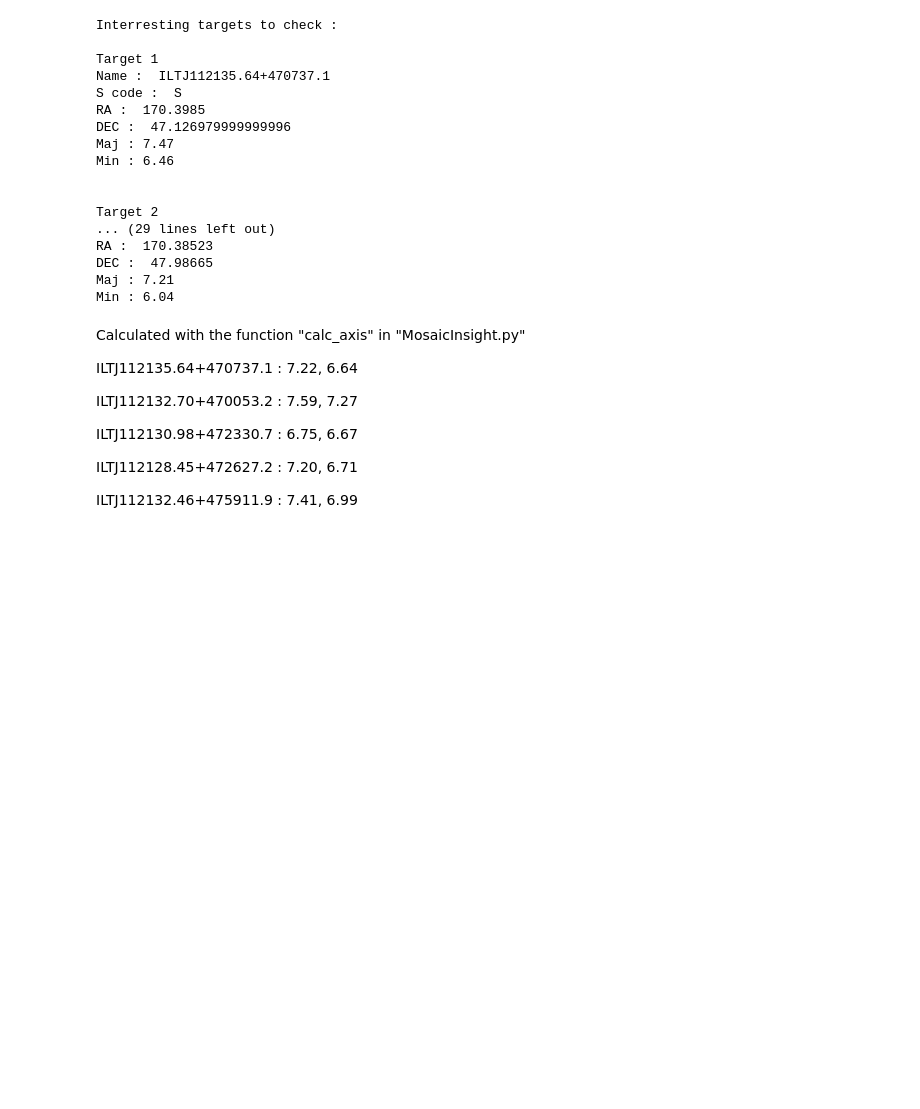
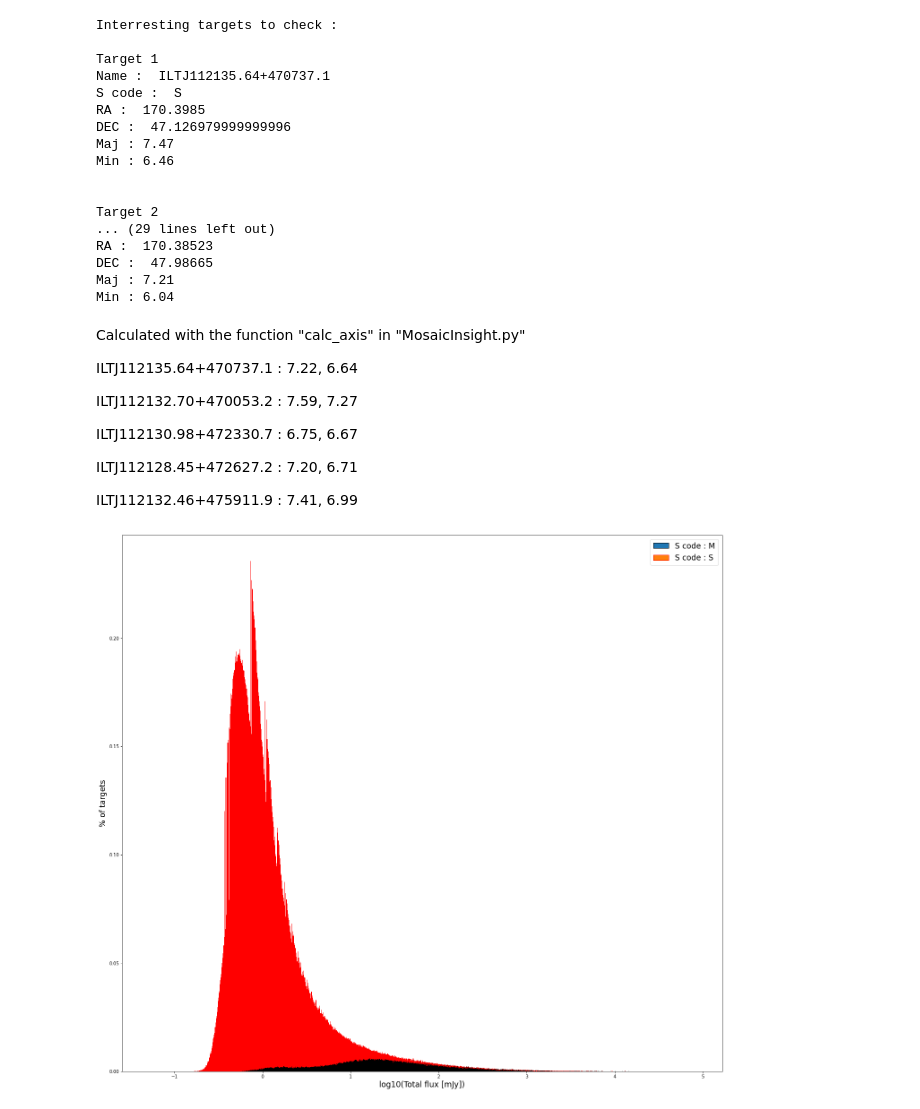
Before and after one commit to ADnothing/M1_Internship, a Jupyter notebook: Catalog_analysis.ipynb, the cells around one changed output. Saved outputs shown, nothing was run; the diff lists cells and outputs as text; code cells hidden in the pictures; blank space fills up the shorter version.

```diff
--- a/Catalog_analysis.ipynb
+++ b/Catalog_analysis.ipynb
@@ -501,3 +501,21 @@ ILTJ112130.98+472330.7 : 6.75, 6.67
 ILTJ112128.45+472627.2 : 7.20, 6.71
 
 ILTJ112132.46+475911.9 : 7.41, 6.99
+# %%
+bins = np.linspace(np.log10(Total_flux).min(), np.log10(Total_flux).max(), nbins2)
+# %%
+hist_S, _ = np.histogram(np.log10(Total_flux[S_Code=='S']), bins)
+norm_histS = 100*hist_S/len(Total_flux)
+hist_M, _ = np.histogram(np.log10(Total_flux[S_Code=='M']), bins)
+norm_histM = 100*hist_M/len(Total_flux)
+
+plt.figure(figsize=(24,22))
+plt.bar(bins[:-1],norm_histM, edgecolor='black', width=(bins[1:]-bins[:-1]).mean(), label='S code : M')
+plt.bar(bins[:-1],norm_histS, bottom=norm_histM, edgecolor='red', width=(bins[1:]-bins[:-1]).mean(), label='S code : S')
+plt.xlabel("log10(Total flux [mJy])", size='xx-large')
+plt.ylabel("% of targets", size='xx-large')
+plt.legend(fontsize="xx-large")
+#plt.savefig('fig/flux_hist_5.pdf')
+plt.show()
+# %% [output]
+[figure, added]
```
Also changed, not shown: parts of 3 cells of this notebook.
